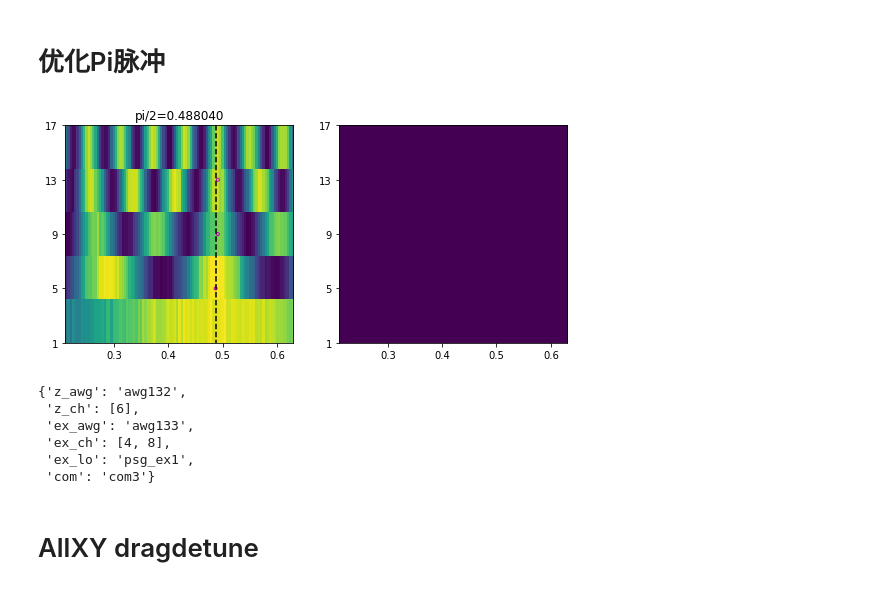
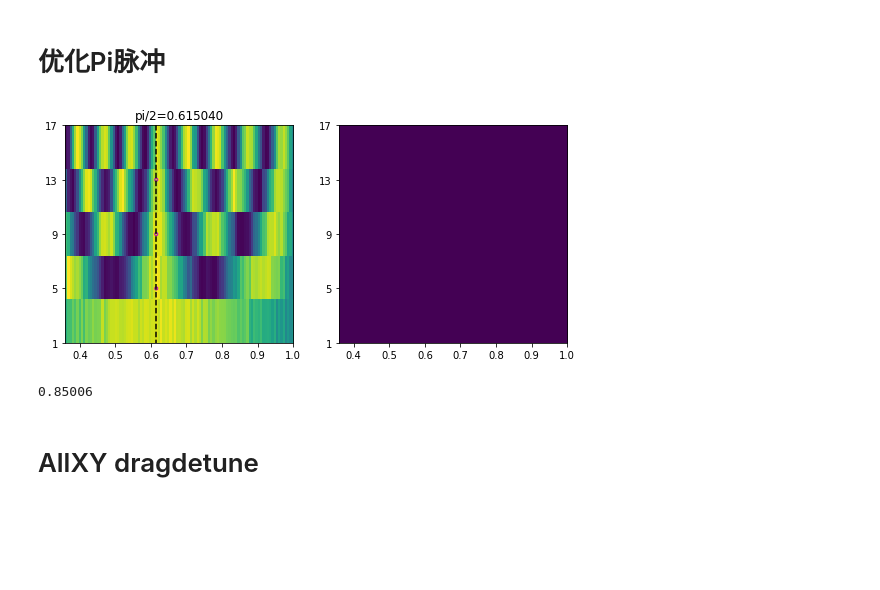
Before and after one commit to zhaoshoukuan/-ipynb, a Jupyter notebook: qw20_population.ipynb, the cells around one changed output. Saved outputs shown, nothing was run; the diff lists cells and outputs as text; code cells hidden in the pictures; blank space fills up the shorter version.

```diff
--- a/qw20_population.ipynb
+++ b/qw20_population.ipynb
@@ -701,3 +770,5 @@ plt.show()
+# %%
+q10.zCali = None
 # %%
 f_rabi
 # %% [output]
@@ -765,14 +845,14 @@ pd.DataFrame(state)
 # %% [markdown]
 ## 单条谱扫电压
 # %%
-tag, ftarget, biaslist = 'q10', 4.4612e9, np.arange(-0.03,0.03,0.001) + (-0.79)
+tag, ftarget, biaslist = 'q3', 4.1423e9, np.arange(-0.01,0.01,0.001) + (0.95)
 
 # await psg_trans.setValue('Power',13)
 # mr.Att_Setup(measure,'com8').Att(28)
 # await cw.modulation_ex(q_target,measure)
 # # await psg_ex1.setValue('Moutput','OFF')
 # await mr.jpa_switch(measure,'ON')
-job = Job(mrw.specbias, (q10,measure,ftarget,biaslist,True), tags=[tag], max=len(biaslist))
+job = Job(mrw.specbias, (q3,measure,ftarget,biaslist,True), tags=[tag], max=len(biaslist))
 v_sb, s_sb = await job.done()
 index = np.abs(s_sb).argmax(axis=0)
 v_rabi = np.array([v_sb[:,i][j] for i, j in enumerate(index)])
@@ -829,6 +933,6 @@ q4.replace(envelopename=['gaussian',2],nwave=1,amp=1,amp2=1,shift=0e-9,phase=0,p
          pi_len2=20e-9,seqtype='PDD',detune=3e6,DRAGScaling=None)
 # %%
-q_target = ['q4']
+q_target = ['q10']
 amp = np.linspace(0,1,101)
 arg = 'amp'
 comwave, readseq, mode = True, True, 'vbroadcast'
@@ -858,10 +962,14 @@ plt.show()
 # %%
-# q9.amp = 0.3054
-q8.amp = 0.66
-q7.amp = 0.8
-q9.amp = 0.5889
-q10.amp = 0.18
-q4.amp = 0.42
+# q9.amp = 0.27
+# q8.amp = 0.3613
+# q7.amp = 0.66453
+q10.amp = 0.5541
+# q4.amp = 0.37
+# q5.amp = 0.405
+# q1.amp = 0.41816
+# q2.amp = 0.3279
+# q3.amp = 0.29
+# q6.amp = 0.39
 # %% [markdown]
 ## 2态拉比
 # %%
@@ -911,33 +1019,28 @@ v_pi, t_pi, s_pi = await job.done()
 # %% [markdown]
 # 优化Pi脉冲
 # %%
-# q_target, nwave, wavlen = q4, 5, 101
+# q_target, nwave, wavlen = q7, 5, 101
 # tag = q_target.q_name
 # optwhich = 'amp'
 # job = Job(mrw.pipulseOpt, (measure,nwave,wavlen,optwhich,[q_target.q_name],'vbroadcast'), tags=[tag], max=nwave)
 # n_pi, t_pi, s_pi = await job.done()
 fig, axes = plt.subplots(ncols=2,nrows=1,figsize=(9,4))
 x, y, s = n_pi[:,0],t_pi[0][:,0], np.abs(s_pi[:,:,0])
 index = y[np.argmax(np.abs(s),axis=1)[0]]
 extent = [np.min(y),np.max(y),np.min(x),np.max(x)]
 axes[0].set_yticks(x)
 axes[0].imshow(np.abs(s),extent=extent,origin='lower',aspect='auto')
-yop = np.array([op.RowToRipe().firstMax(y,z,num=0.48,peakpercent=0.9,insitu=True) for z in s])
+yop = np.array([op.RowToRipe().firstMax(y,z,num=0.6,peakpercent=0.9,insitu=True) for z in s])
 axes[0].scatter(yop[1:-1],x[1:-1],marker='.',c='',edgecolors='m')
 axes[0].vlines(np.mean(yop),np.max(x),np.min(x),'k','--')
 axes[0].set_title('pi/2=%f'%np.mean(yop))
 axes[1].set_yticks(x)
 axes[1].imshow(np.angle(s),extent=extent,origin='lower',aspect='auto')
 plt.show()
 # %% [output]
-[figure, old version]
+[figure, new version]
-# %%
-q4.inst
-# %% [output]
-{'z_awg': 'awg132',
- 'z_ch': [6],
- 'ex_awg': 'awg133',
- 'ex_ch': [4, 8],
- 'ex_lo': 'psg_ex1',
- 'com': 'com3'}
+# %%
+q5.amp
+# %% [output]
+0.85006
 # %%
```
Also changed, not shown: parts of 127 cells of this notebook, 1 other file.
